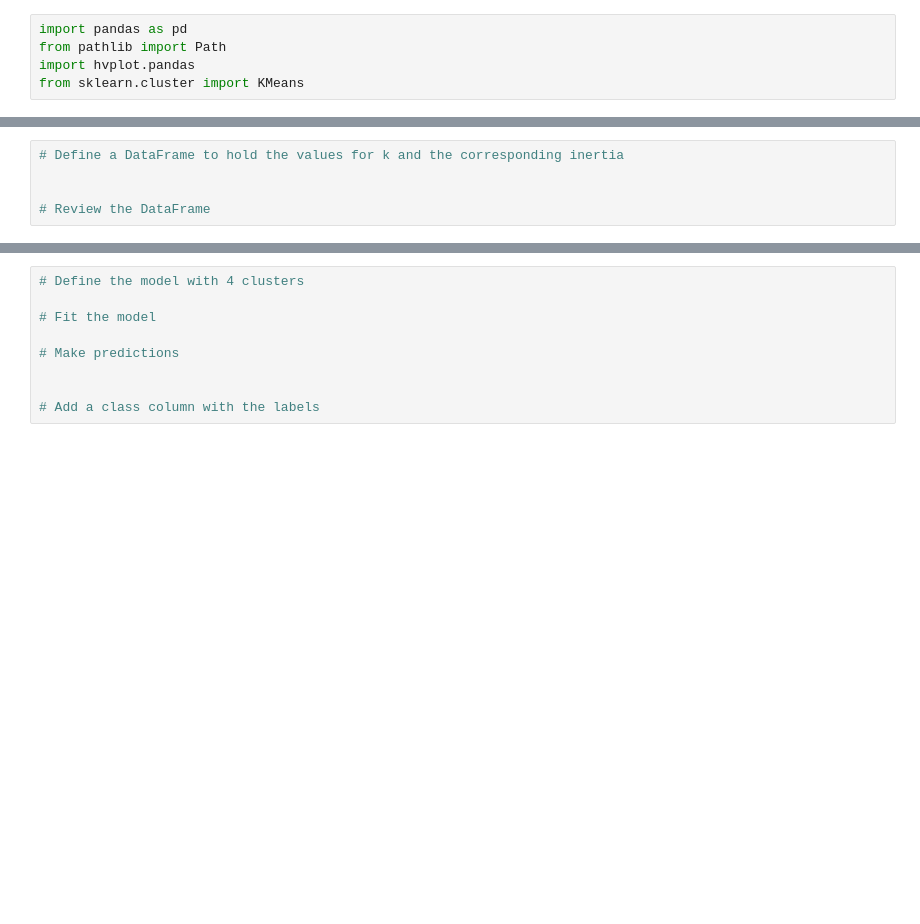
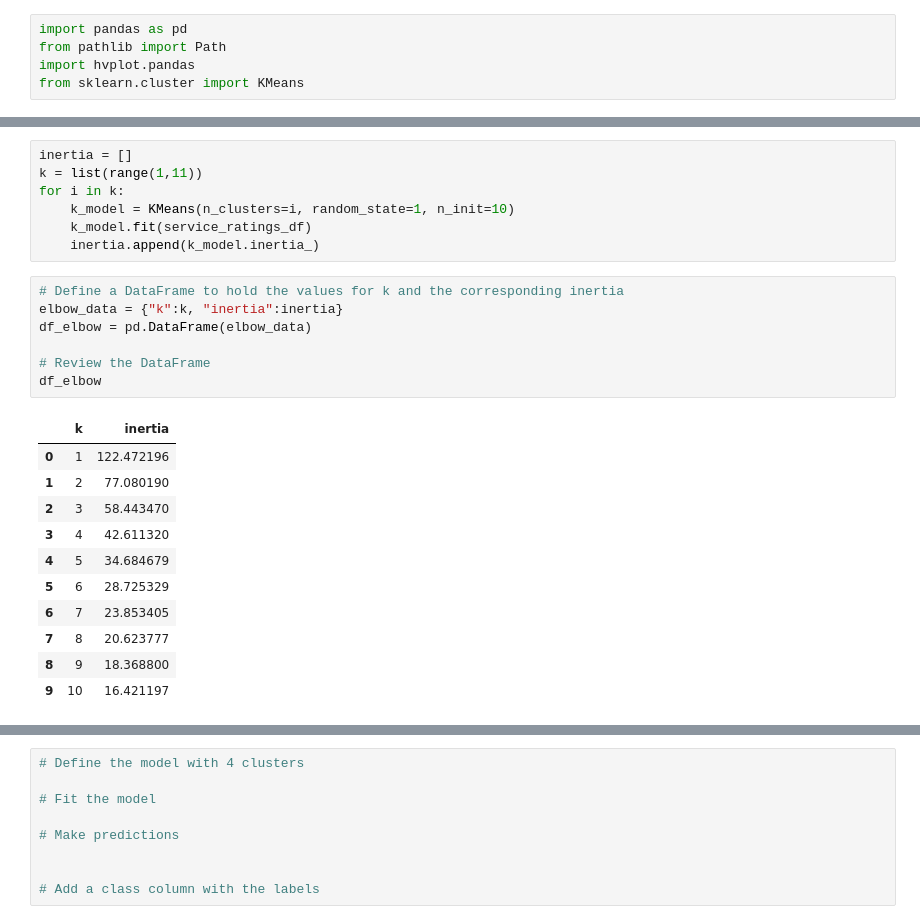
Before and after one commit to softmaxhuanchen/AI-ML, a Jupyter notebook: unsup-learning part1-live/unsup-part1-live.ipynb, the cells around one changed output, grey strips where cells are left out. Cells and saved outputs as stored; diff of their text form; blank space fills up the shorter version.

```diff
--- a/unsup-learning part1-live/unsup-part1-live.ipynb
+++ b/unsup-learning part1-live/unsup-part1-live.ipynb
@@ -140,7 +180,28 @@ service_ratings_df.head()
+# %%
+inertia = []
+k = list(range(1,11))
+for i in k:
+    k_model = KMeans(n_clusters=i, random_state=1, n_init=10)
+    k_model.fit(service_ratings_df)
+    inertia.append(k_model.inertia_)
 # %%
 # Define a DataFrame to hold the values for k and the corresponding inertia
-
+elbow_data = {"k":k, "inertia":inertia}
+df_elbow = pd.DataFrame(elbow_data)
 
 # Review the DataFrame
+df_elbow
+# %% [output]
+|  | k | inertia |
+| 0 | 1 | 122.472196 |
+| 1 | 2 | 77.080190 |
+| 2 | 3 | 58.443470 |
+| 3 | 4 | 42.611320 |
+| 4 | 5 | 34.684679 |
+| 5 | 6 | 28.725329 |
+| 6 | 7 | 23.853405 |
+| 7 | 8 | 20.623777 |
+| 8 | 9 | 18.368800 |
+| 9 | 10 | 16.421197 |
 # %%
 # Plot the DataFrame
```
Also changed, not shown: parts of 8 cells of this notebook.
